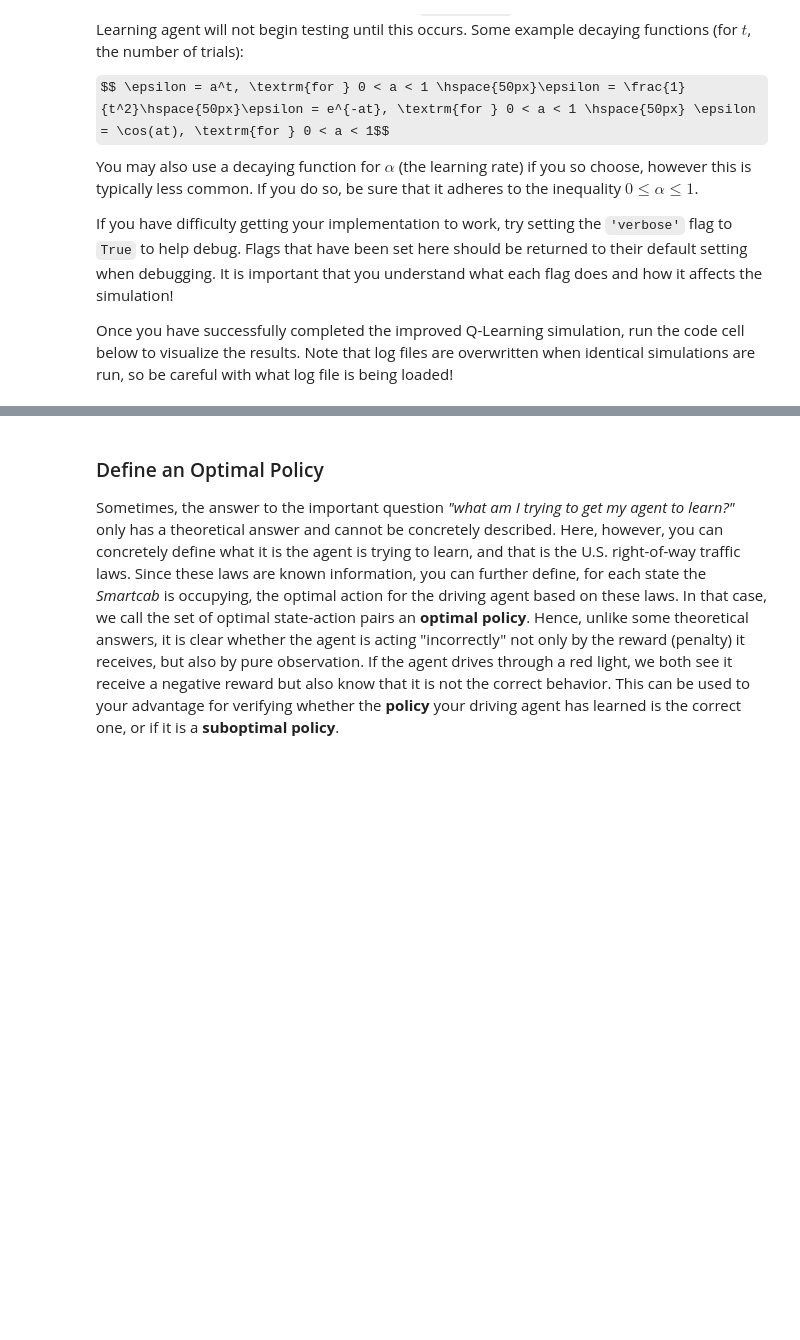
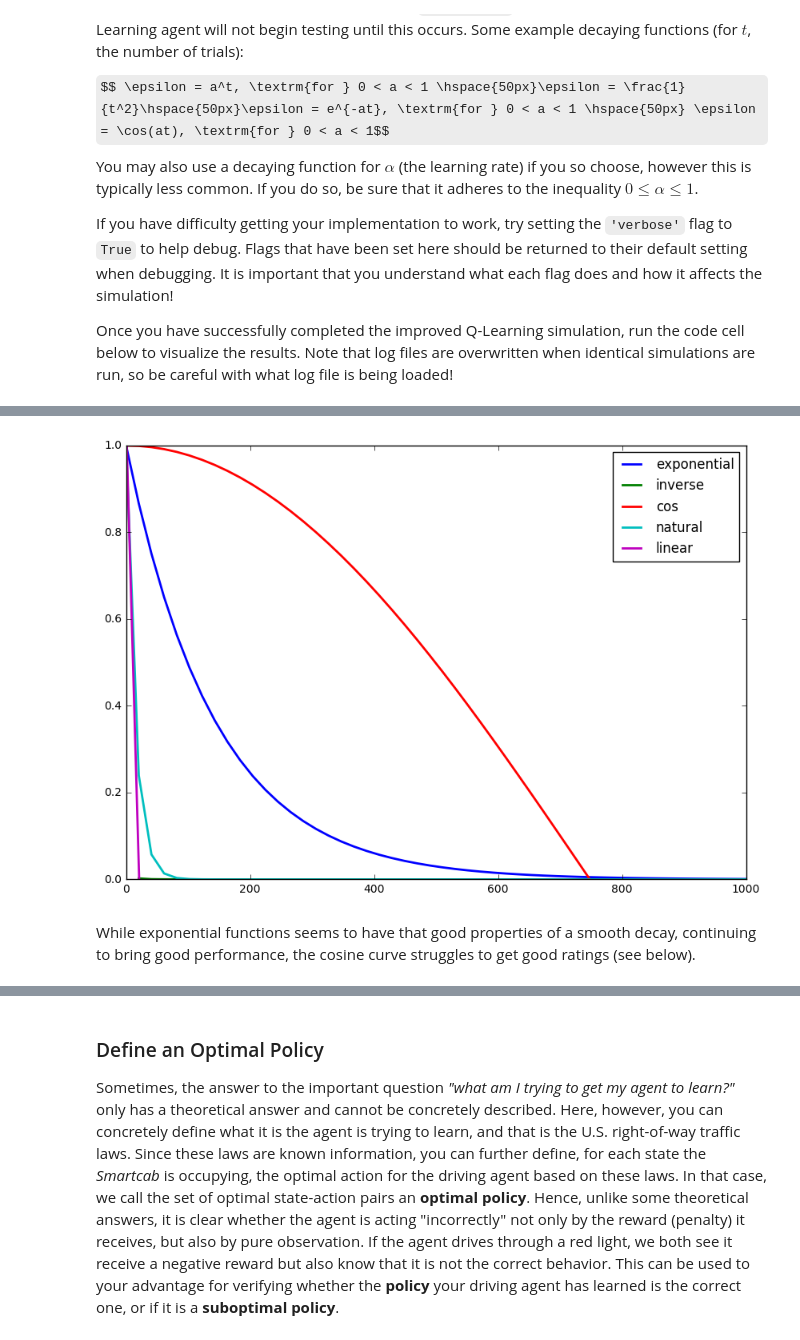
Before and after one commit to AaronRanAn/Udacity_MLNano_Proj_4_Smart_Cab, a Jupyter notebook: smartcab.ipynb, the cells around one changed output, grey strips where cells are left out. Saved outputs shown, nothing was run; the diff lists cells and outputs as text; code cells hidden in the pictures; some formulas as TeX source; blank space fills up the shorter version.

```diff
--- a/smartcab.ipynb
+++ b/smartcab.ipynb
@@ -387,0 +424,41 @@ vs.plot_trials('sim_improved-learning.csv')
+# %%
+def decay_epsilion(x, type = 'linear'):
+    """ The decay_epsilion function decay eplison in all creative ways
+    """
+
+    if type == 'linear':
+        decay_func = 1.05 - x*0.05
+    if type == 'inverse':
+        decay_func = 1.0/(x ** 2)
+    if type == 'exponential':
+        decay_func = 0.993**x
+    if type == 'natural':
+        decay_func = 2.71828 ** (-0.07*x)
+    if type == 'cos':
+        decay_func = np.cos(x * 0.0021)
+
+    return decay_func
+# %%
+def compare_decay(decay_lst):
+
+    x = numpy.linspace(0,1000,50)
+    y_s = []
+
+    for func in decay_lst:
+        y = decay_epsilion(x, func)
+        y_s.append(y)
+
+    line_color = ['b','g','r','c','m','y','k','w']
+    plt.figure(1, figsize = (10,7))
+
+    for i in range(0,len(y_s)):
+        plt.ylim(0, 1)
+        plt.plot(x, y_s[i], line_color[i])
+
+    plt.legend(decay_lst, loc='upper right')
+# %%
+compare_decay(['exponential', 'inverse', 'cos', 'natural', 'linear'])
+# %% [output]
+[figure, added]
+# %% [markdown]
+While exponential functions seems to have that good properties of a smooth decay, continuing to bring good performance, the cosine curve struggles to get good ratings (see below).
```
Also changed, not shown: parts of 11 cells of this notebook, 1 other file.
